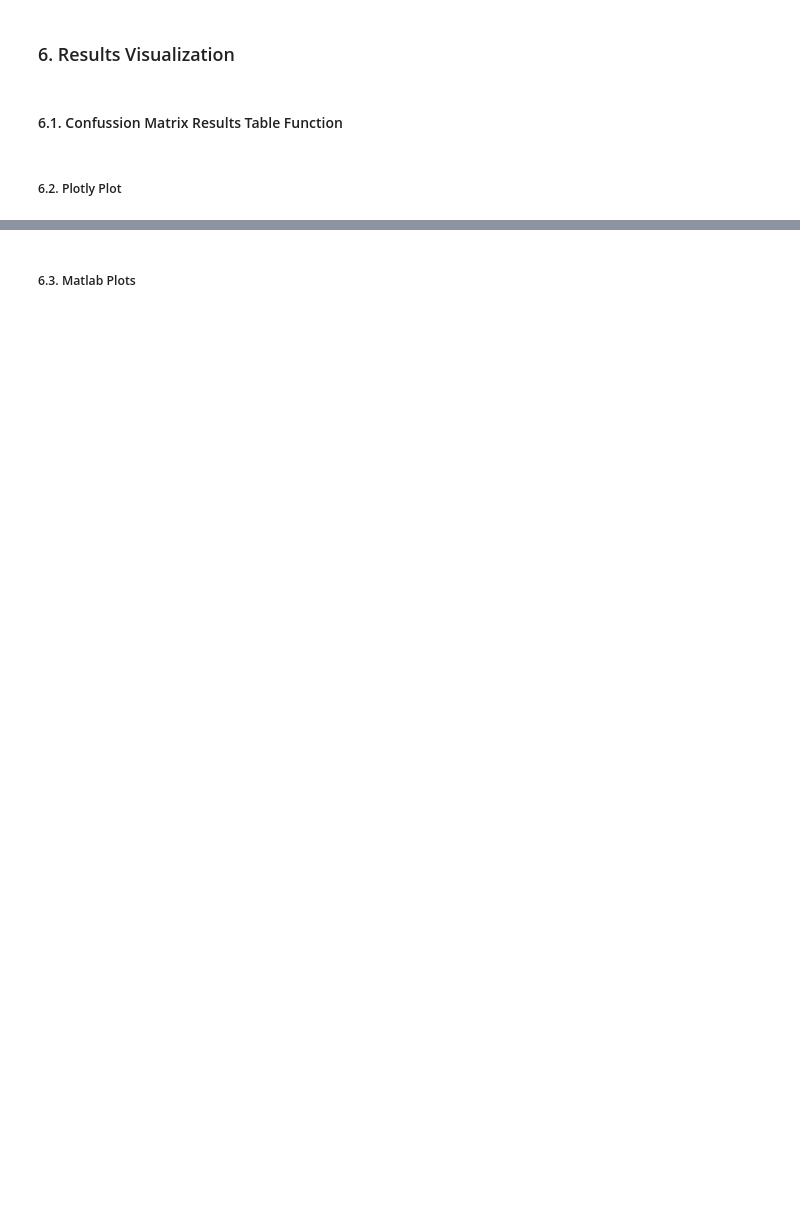
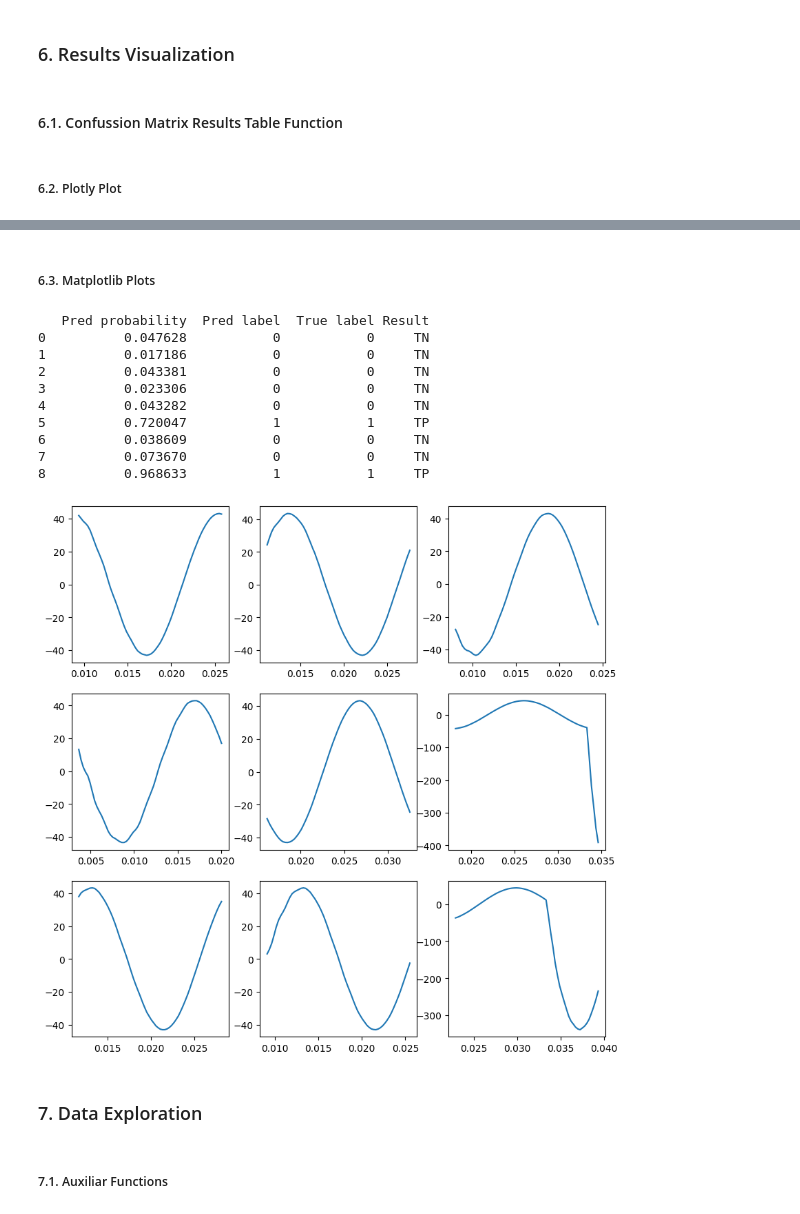
Before and after one commit to alvarohc777/pyTorch, a Jupyter notebook: Formulacion_1_R1.ipynb, the cells around one changed output, grey strips where cells are left out. Cells and saved outputs as stored; diff of their text form; code cells hidden in the pictures; blank space fills up the shorter version.

```diff
--- a/Formulacion_1_R1.ipynb
+++ b/Formulacion_1_R1.ipynb
@@ -624,24 +515,40 @@ torch.FloatTensor
 # %% [markdown]
-##### 6.3. Matlab Plots
+##### 6.3. Matplotlib Plots
 # %%
 dataset_plot = Form1Dataset(
     dataset_dir, max_window_idx=max_window_idx, signal_name=signal_name, test=True
 )
 plot_dataloader = DataLoader(dataset_plot, batch_size=train_batch_size, shuffle=True)
 
 dataiter = iter(plot_dataloader)
 signal_windows, t_windows, labels, *_ = next(dataiter)
 fs = 3840
 
 x = model(signal_windows[1:10].to(device))
 x = x.detach()
 
 # Crear Matriz de confusión
-df = confussion_matrix(x, labels[1:10])
+df = confusion_matrix(x, labels[1:10])
 print(df)
 
 figure = plt.figure(figsize=(10, 10))
 cols, rows = 3, 3
 for i in range(1, cols * rows + 1):
     figure.add_subplot(rows, cols, i)
     plt.plot(t_windows[i, :], signal_windows[i, :, 0])
+# %% [output]
+   Pred probability  Pred label  True label Result
+0          0.047628           0           0     TN
+1          0.017186           0           0     TN
+2          0.043381           0           0     TN
+3          0.023306           0           0     TN
+4          0.043282           0           0     TN
+5          0.720047           1           1     TP
+6          0.038609           0           0     TN
+7          0.073670           0           0     TN
+8          0.968633           1           1     TP
+[figure, added]
+# %% [markdown]
+### 7. Data Exploration
+# %% [markdown]
+##### 7.1. Auxiliar Functions
```
Also changed, not shown: parts of 15 cells of this notebook.
